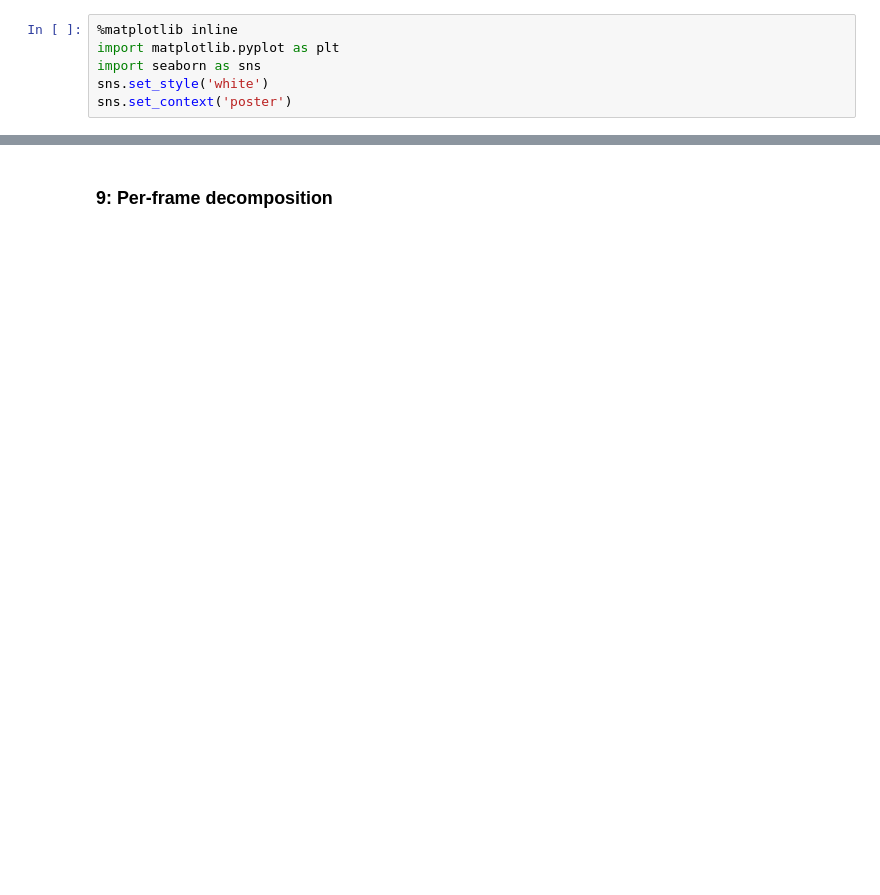
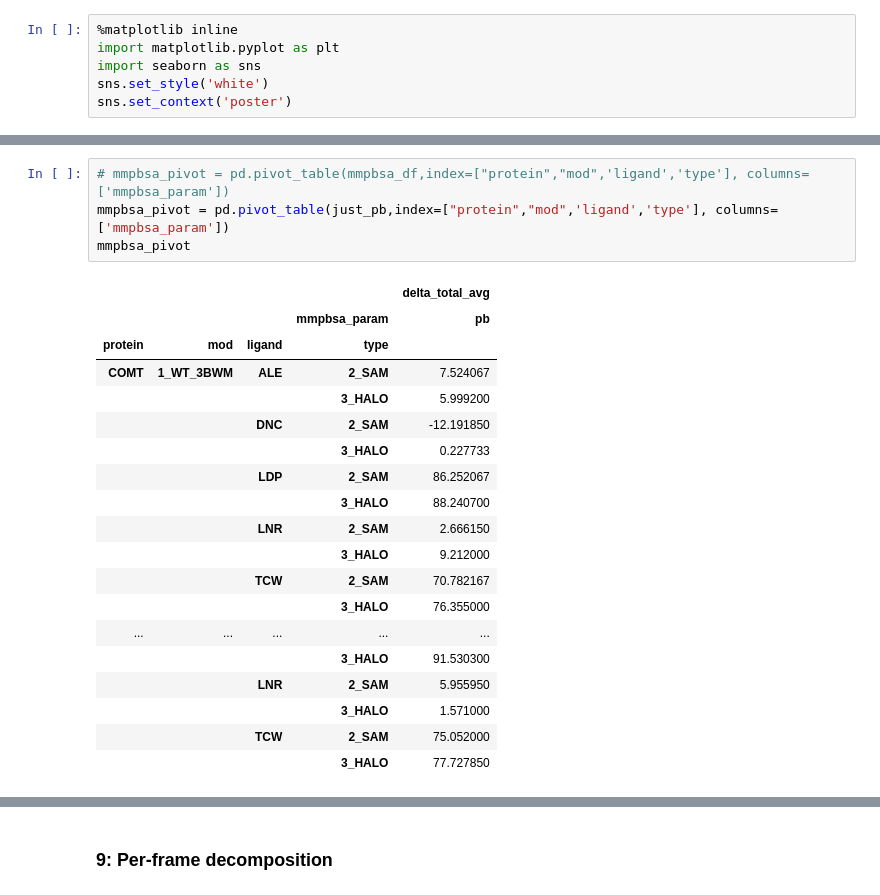
Before and after one commit to SBRG/GEMPro, a Jupyter notebook: GEMPro_sim/4B_MMPBSA_RUN.ipynb, the cells around one changed output, grey strips where cells are left out. Saved outputs shown, nothing was run; the diff lists cells and outputs as text; blank space fills up the shorter version.

```diff
--- a/GEMPro_sim/4B_MMPBSA_RUN.ipynb
+++ b/GEMPro_sim/4B_MMPBSA_RUN.ipynb
@@ -545,0 +952,24 @@ mmpbsa
+# %%
+# mmpbsa_pivot = pd.pivot_table(mmpbsa_df,index=["protein","mod",'ligand','type'], columns=['mmpbsa_param'])
+mmpbsa_pivot = pd.pivot_table(just_pb,index=["protein","mod",'ligand','type'], columns=['mmpbsa_param'])
+mmpbsa_pivot
+# %% [output]
+|  |  |  |  | delta_total_avg |
+|  |  |  | mmpbsa_param | pb |
+| protein | mod | ligand | type |  |
+| COMT | 1_WT_3BWM | ALE | 2_SAM | 7.524067 |
+|  |  |  | 3_HALO | 5.999200 |
+|  |  | DNC | 2_SAM | -12.191850 |
+|  |  |  | 3_HALO | 0.227733 |
+|  |  | LDP | 2_SAM | 86.252067 |
+|  |  |  | 3_HALO | 88.240700 |
+|  |  | LNR | 2_SAM | 2.666150 |
+|  |  |  | 3_HALO | 9.212000 |
+|  |  | TCW | 2_SAM | 70.782167 |
+|  |  |  | 3_HALO | 76.355000 |
+| ... | ... | ... | ... | ... |
+|  |  |  | 3_HALO | 91.530300 |
+|  |  | LNR | 2_SAM | 5.955950 |
+|  |  |  | 3_HALO | 1.571000 |
+|  |  | TCW | 2_SAM | 75.052000 |
+|  |  |  | 3_HALO | 77.727850 |
```
Also changed, not shown: parts of 61 cells of this notebook, 1 other file.
